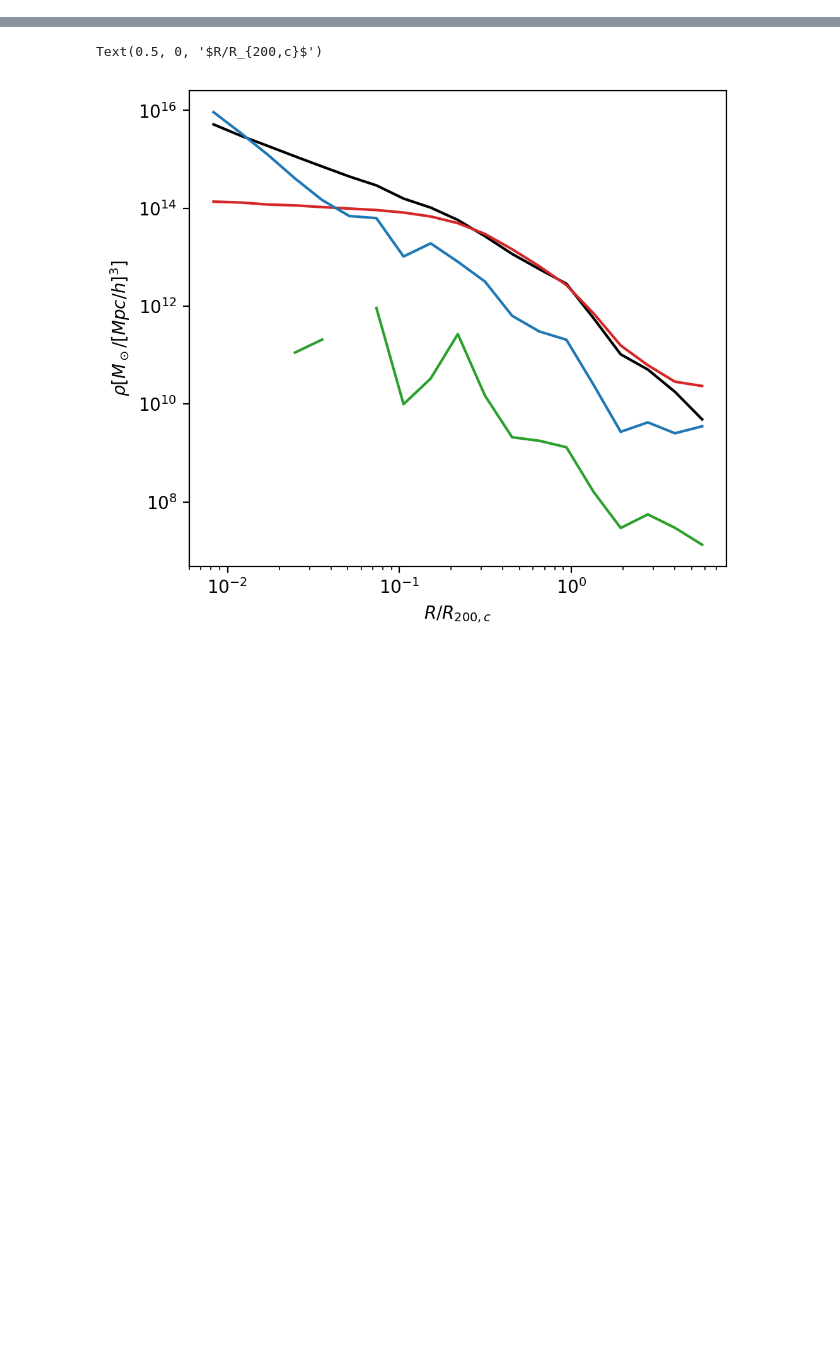
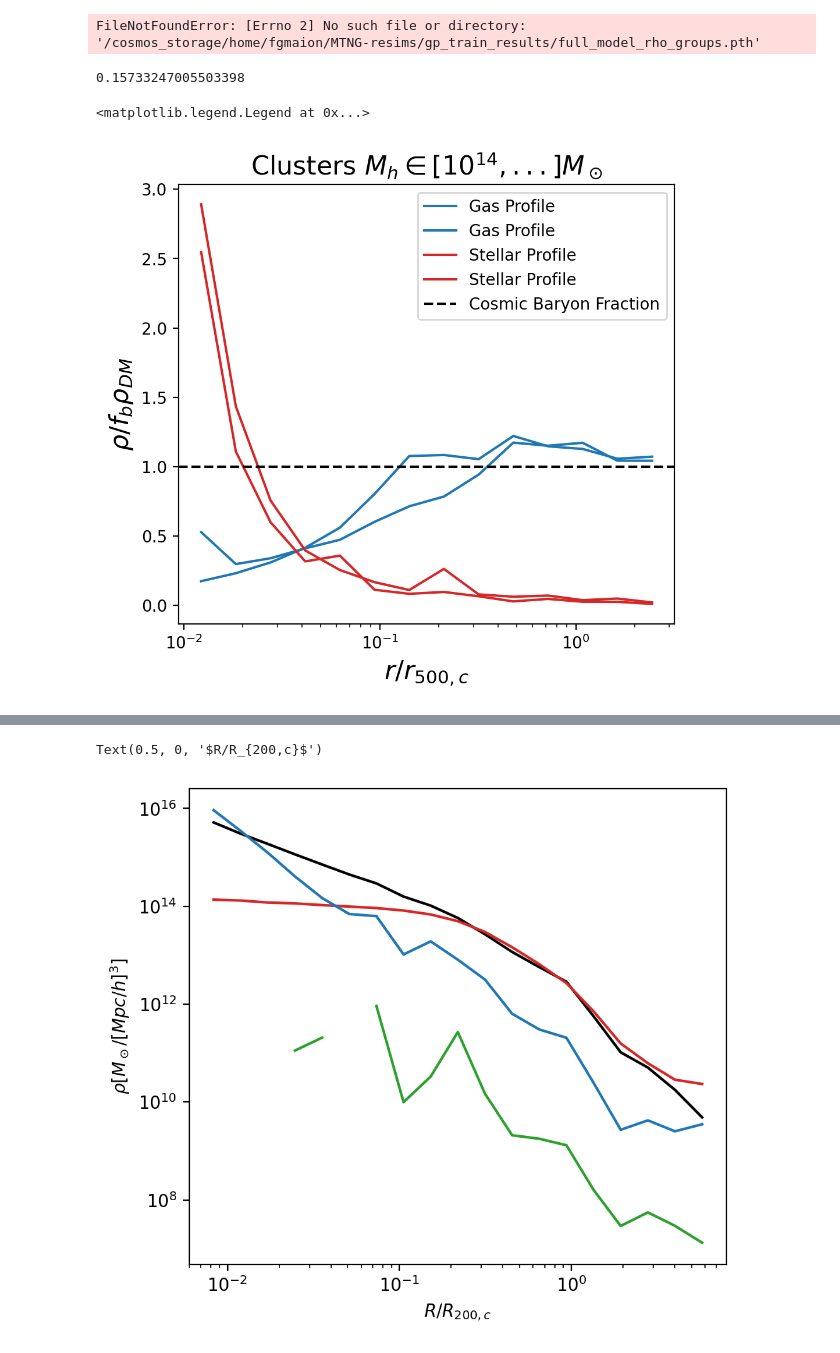
Before and after one commit to fgmaion/MTNG-resims, a Jupyter notebook: Notebooks/profiles/profiles.ipynb, the cells around one changed output, grey strips where cells are left out. Cells and saved outputs as stored; diff of their text form; code cells hidden in the pictures; blank space fills up the shorter version.

```diff
--- a/Notebooks/profiles/profiles.ipynb
+++ b/Notebooks/profiles/profiles.ipynb
@@ -68,0 +113,43 @@ r_bh, rho_bh = get_profiles(zoom_snap, np.logspace(-2, 1, 20), 0, type='bh')
+# %%
+name_list = ["LH_{:d}".format(i) for i in range(30)] + ["fiducial"]
+
+prof_m14 = {}
+
+for i in range(len(name_list)):
+    prof_m14[name_list[i]] = np.load("/cosmos_storage/home/fgmaion/MTNG-resims/results/profiles/prof_clusters_{}.npy".format(name_list[i]), allow_pickle=True).item()
+# %%
+## Load the emulator
+
+model_prof = torch.load("/cosmos_storage/home/fgmaion/MTNG-resims/gp_train_results/full_model_rho_groups.pth")
+likelihood_prof = torch.load("/cosmos_storage/home/fgmaion/MTNG-resims/gp_train_results/full_likelihood_rho_groups.pth")
+
+model_prof.eval()
+likelihood_prof.eval()
+# %% [output]
+FileNotFoundError: [Errno 2] No such file or directory: '/cosmos_storage/home/fgmaion/MTNG-resims/gp_train_results/full_model_rho_groups.pth'
+# %%
+f_b
+# %% [output]
+0.15733247005503398
+# %%
+fig, ax = plt.subplots(dpi=200, figsize=(5.5,5))
+
+ax.set_xscale('log')
+ax.set_yscale('linear')
+
+# for i in range(1):#range(len(name_list)):
+    # ax.plot(np.mean(prof_m14[name_list[i]]['r']['dm'], axis=0), np.mean(prof_m14[name_list[i]]['rho']['dm'], axis=0), ls='-', color="C"+str(2), label='Gas Profile')
+for i in range(2):#range(len(name_list)):
+    ax.plot(np.mean(prof_m14[name_list[i]]['r']['gas'], axis=0), np.mean(prof_m14[name_list[i]]['rho']['gas'], axis=0) / f_b / np.mean(prof_m14[name_list[i]]['rho']['dm'], axis=0), ls='-', color="C"+str(0), label='Gas Profile')
+for i in range(2):#range(len(name_list)):
+    ax.plot(np.mean(prof_m14[name_list[i]]['r']['stars'], axis=0), np.mean(prof_m14[name_list[i]]['rho']['stars'], axis=0) / f_b / np.mean(prof_m14[name_list[i]]['rho']['dm'], axis=0), color="C"+str(3), label='Stellar Profile')
+
+ax.set_xlabel("$r/r_{500,c}$", fontsize=16)
+ax.set_ylabel("$\\rho/f_b \\rho_{DM}$", fontsize=16)
+ax.axhline(1, ls='--', color='k', label="Cosmic Baryon Fraction")
+
+ax.set_title("Clusters $M_h\\in[10^{14},...] M_\\odot$", fontsize=16)
+ax.legend()
+# %% [output]
+<matplotlib.legend.Legend at 0x...>
+[figure, added]
```
Also changed, not shown: parts of 6 cells of this notebook, 6 other files.
